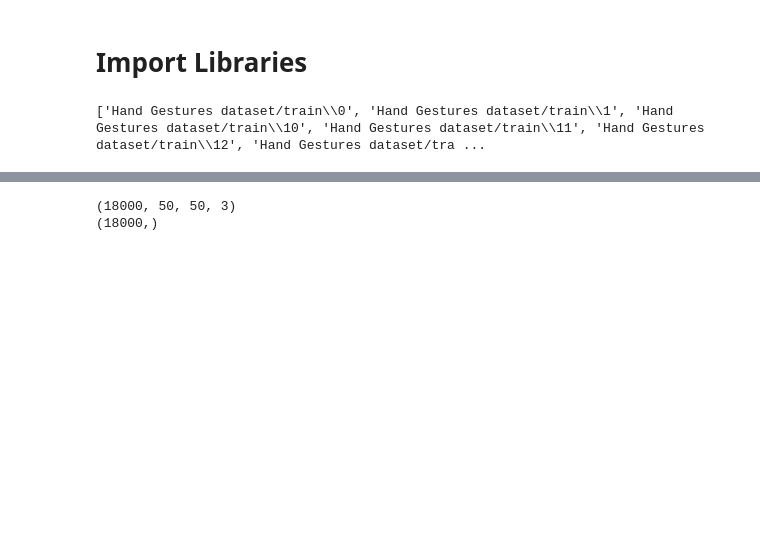
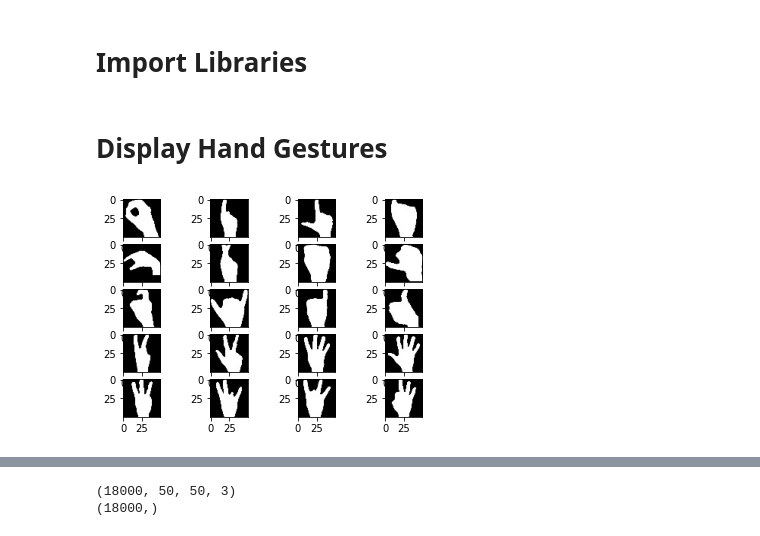
Before and after one commit to Halieeim/Hand_Gesture_Detection, a Jupyter notebook: Hand Gestures Detection.ipynb, the cells around one changed output, grey strips where cells are left out. Drawn from its saved outputs; the diff is of its cells as text; code cells hidden in the pictures; blank space fills up the shorter version.

```diff
--- a/Hand Gestures Detection.ipynb
+++ b/Hand Gestures Detection.ipynb
@@ -23,9 +15,8 @@ for entry in os.scandir(path_to_train_data):
     if entry.is_dir():
         train_dirs.append(entry.path)
 
-print(train_dirs)
+#for train_dir in train_dirs:
+#    print(train_dir.split('\\')[-1])
-# %% [output]
-['Hand Gestures dataset/train\\0', 'Hand Gestures dataset/train\\1', 'Hand Gestures dataset/train\\10', 'Hand Gestures dataset/train\\11', 'Hand Gestures dataset/train\\12', 'Hand Gestures dataset/tra ...
 # %%
 X = []
 y = []
@@ -38,4 +29,16 @@ for train_dir in train_dirs:
         y.append(d[int(train)])
 
 y = np.array(y)
-X = np.array(X).astype(float)
+X = np.array(X)
+X_edges =[]
+# %% [markdown]
+# Display Hand Gestures
+# %%
+fig, ax = plt.subplots(5,4)
+gesture = 0
+for i in range(5):
+    for j in range(4):
+        ax[i,j].imshow(X[gesture])
+        gesture += 900
+# %% [output]
+[figure, added]
```
Also changed, not shown: parts of 12 cells of this notebook.
